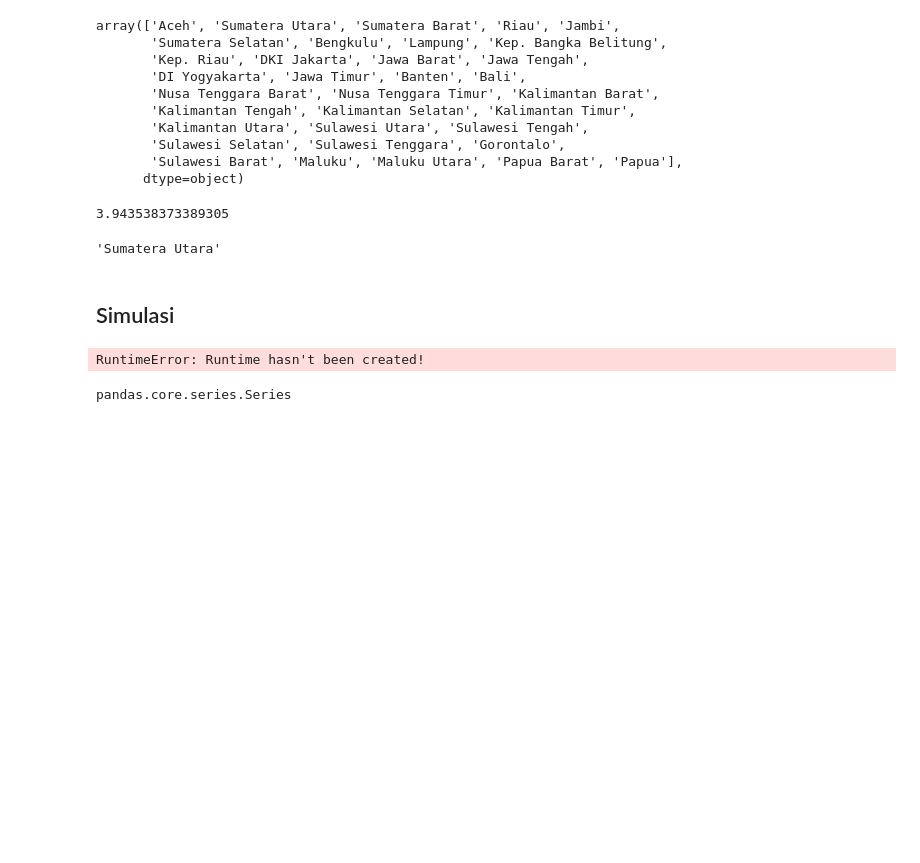
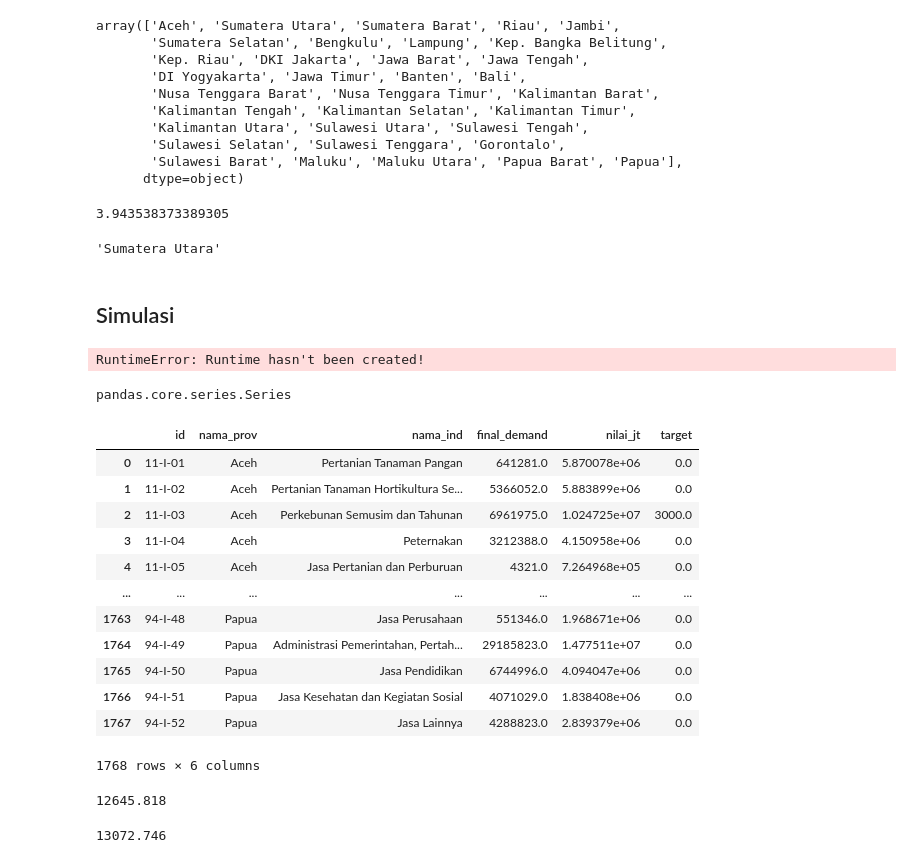
Before and after one commit to nurkhamidah/tryIRIO, a Jupyter notebook: temp.ipynb, the cells around one changed output. Cells and saved outputs as stored; diff of their text form; code cells hidden in the pictures; blank space fills up the shorter version.

Commit message:
FINISH table eksim

```diff
--- a/temp.ipynb
+++ b/temp.ipynb
@@ -1140,3 +1140,32 @@ RuntimeError: Runtime hasn't been created!
 type(df_flbl.iloc[9])
 # %% [output]
 pandas.core.series.Series
+# %%
+base_irio2
+# %% [output]
+|  | id | nama_prov | nama_ind | final_demand | nilai_jt | target |
+| 0 | 11-I-01 | Aceh | Pertanian Tanaman Pangan | 641281.0 | 5.870078e+06 | 0.0 |
+| 1 | 11-I-02 | Aceh | Pertanian Tanaman Hortikultura Se... | 5366052.0 | 5.883899e+06 | 0.0 |
+| 2 | 11-I-03 | Aceh | Perkebunan Semusim dan Tahunan | 6961975.0 | 1.024725e+07 | 3000.0 |
+| 3 | 11-I-04 | Aceh | Peternakan | 3212388.0 | 4.150958e+06 | 0.0 |
+| 4 | 11-I-05 | Aceh | Jasa Pertanian dan Perburuan | 4321.0 | 7.264968e+05 | 0.0 |
+| ... | ... | ... | ... | ... | ... | ... |
+| 1763 | 94-I-48 | Papua | Jasa Perusahaan | 551346.0 | 1.968671e+06 | 0.0 |
+| 1764 | 94-I-49 | Papua | Administrasi Pemerintahan, Pertah... | 29185823.0 | 1.477511e+07 | 0.0 |
+| 1765 | 94-I-50 | Papua | Jasa Pendidikan | 6744996.0 | 4.094047e+06 | 0.0 |
+| 1766 | 94-I-51 | Papua | Jasa Kesehatan dan Kegiatan Sosial | 4071029.0 | 1.838408e+06 | 0.0 |
+| 1767 | 94-I-52 | Papua | Jasa Lainnya | 4288823.0 | 2.839379e+06 | 0.0 |
+1768 rows × 6 columns
+# %%
+fd_sim = (base_irio2['target']/100+1) * base_irio['final_demand']
+out_sim = np.matmul(np.array(leontif.iloc[:, 1:]), np.array(fd_sim))
+pdrb_sim = out_sim * out_irio['prdb_prop']
+tot_awal = (base_irio['nilai_jt'].sum()/1000000).round(3)
+tot_akhir = (pdrb_sim.sum()/1000000).round(3)
+tot_awal
+# %% [output]
+12645.818
+# %%
+tot_akhir
+# %% [output]
+13072.746
```
Also changed, not shown: parts of 2 cells of this notebook, 2 other files.
